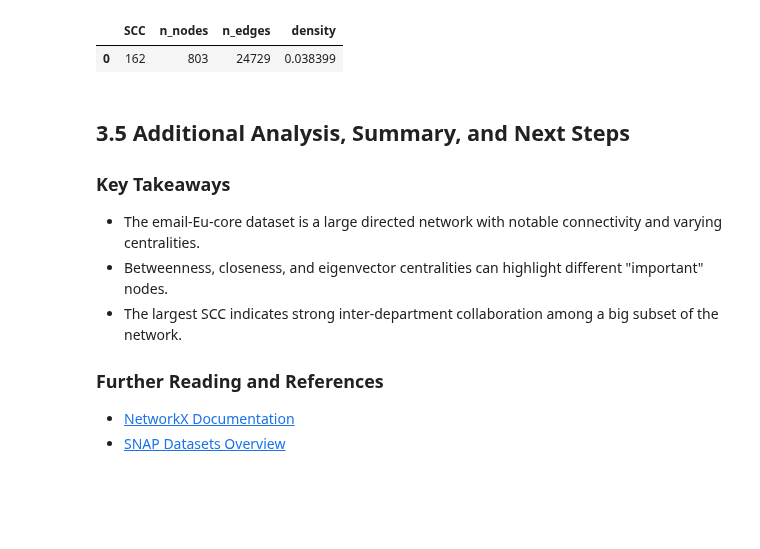
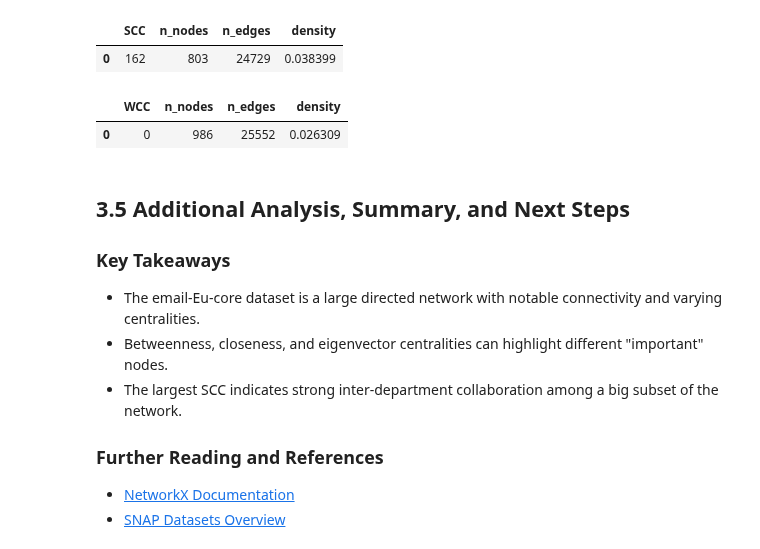
Before and after one commit to bgbg/ML-on-Graphs, a Jupyter notebook: 3_Advanced_Network_Properties.ipynb, the cells around one changed output. Drawn from its saved outputs; the diff is of its cells as text; code cells hidden in the pictures; blank space fills up the shorter version.

```diff
--- a/3_Advanced_Network_Properties.ipynb
+++ b/3_Advanced_Network_Properties.ipynb
@@ -316,6 +317,26 @@ scc_densities
 # %% [output]
 |  | SCC | n_nodes | n_edges | density |
 | 0 | 162 | 803 | 24729 | 0.038399 |
+# %%
+# compute density for each WEAKLY connected component
+wcc_densities = []
+for i, wcc in enumerate(nx.weakly_connected_components(G)):
+    wcc_subgraph = G.subgraph(wcc)
+    wcc_density = nx.density(wcc_subgraph)
+    wcc_densities.append(
+        {
+            "WCC": i,
+            "n_nodes": len(wcc),
+            "n_edges": wcc_subgraph.number_of_edges(),
+            "density": wcc_density,
+        }
+    )
+wcc_densities = pd.DataFrame(wcc_densities).sort_values(by="density", ascending=False)
+wcc_densities = wcc_densities.loc[wcc_densities.density > 0.000].reset_index(drop=True)
+wcc_densities
+# %% [output]
+|  | WCC | n_nodes | n_edges | density |
+| 0 | 0 | 986 | 25552 | 0.026309 |
 # %% [markdown]
 ## 3.5 Additional Analysis, Summary, and Next Steps
 
```
Also changed, not shown: parts of 9 cells of this notebook.
